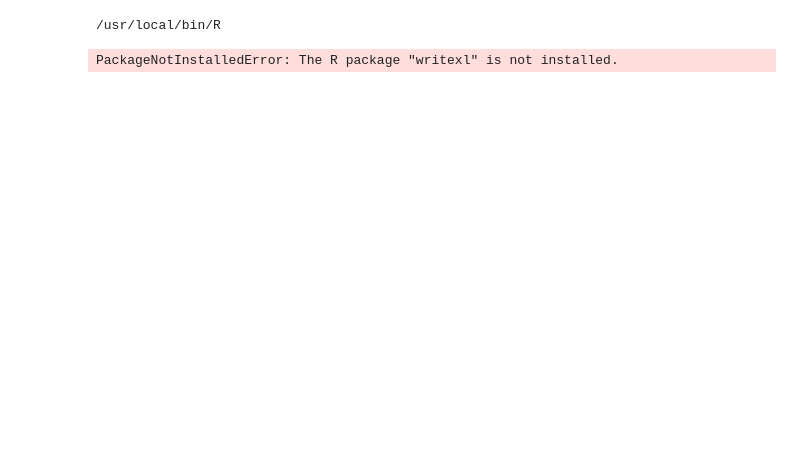
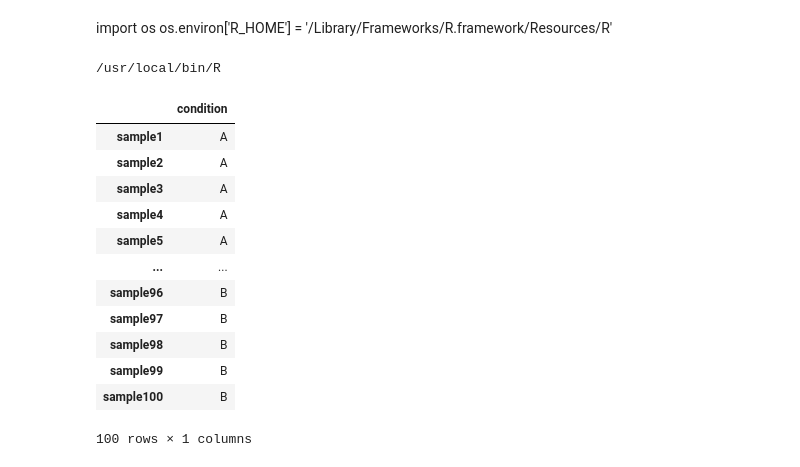
Before and after one commit to gotyou007/omicsprofiler, a Jupyter notebook: auto_examples_jupyter/limma_test.ipynb, the cells around one changed output. Saved outputs shown, nothing was run; the diff lists cells and outputs as text; code cells hidden in the pictures; blank space fills up the shorter version.

```diff
--- a/auto_examples_jupyter/limma_test.ipynb
+++ b/auto_examples_jupyter/limma_test.ipynb
@@ -15,3 +13,6 @@ os.environ['R_HOME'] = '/Library/Frameworks/R.framework/Resources/R'
+# %% [markdown]
+import os
+os.environ['R_HOME'] = '/Library/Frameworks/R.framework/Resources/R'
 # %%
 !which R
 # %% [output]
@@ -22,5 +23,23 @@ base = importr('base')
 stats = importr('stats')
 limma = importr('limma')
 writexl = importr('writexl')
+edgeR = importr('edgeR')
-# %% [output]
-PackageNotInstalledError: The R package "writexl" is not installed.
+# %%
+#data = data.set_index('ID') #replace 'ID' with your own annotation if necessary
+design = pd.read_csv('../data/test_metadata.csv', index_col=0) #replace with your own design file
+design = design.loc[:, ["condition"]] #remove first column
+design
+# %% [output]
+|  | condition |
+| sample1 | A |
+| sample2 | A |
+| sample3 | A |
+| sample4 | A |
+| sample5 | A |
+| ... | ... |
+| sample96 | B |
+| sample97 | B |
+| sample98 | B |
+| sample99 | B |
+| sample100 | B |
+100 rows × 1 columns
```
Also changed, not shown: parts of 15 cells of this notebook, 7 other files.
